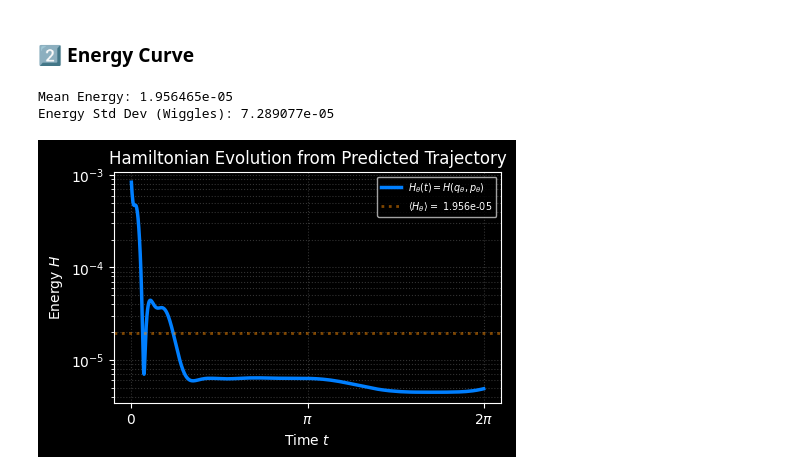
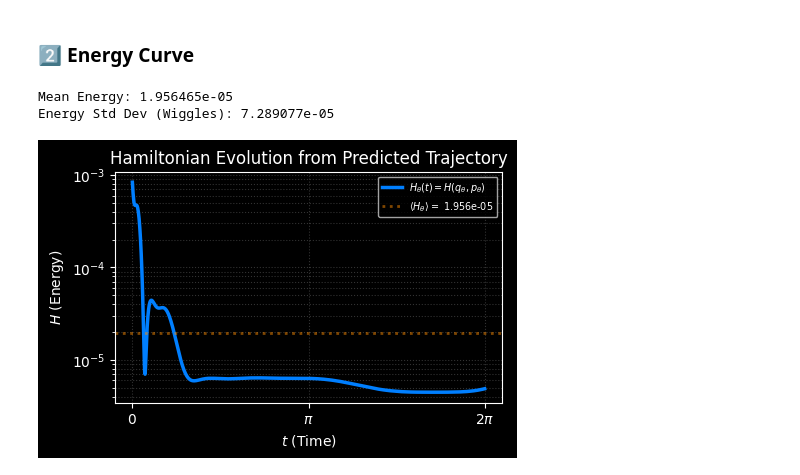
Before and after one commit to Scriber-Labs/lf-pinn-harmonic-oscillator, a Jupyter notebook: notebooks/demo.ipynb, the cells around one changed output. Drawn from its saved outputs; the diff is of its cells as text; code cells hidden in the pictures.

```diff
--- a/notebooks/demo.ipynb
+++ b/notebooks/demo.ipynb
@@ -194,37 +194,37 @@ dq_smooth = torch.autograd.grad(
 
 q_s_np = q_smooth.detach().cpu().numpy().flatten()
 p_s_np = dq_smooth.detach().cpu().numpy().flatten()
 t_s_np = t_smooth.detach().cpu().numpy().flatten()
 
 # 3. Calculate Hamiltonian H_theta(t)
 H_smooth = 0.5 * p_s_np**2 + 0.5 * omega**2 * q_s_np**2
 h_mean = np.mean(H_smooth)
 h_std = np.std(H_smooth)
 
 print(f"Mean Energy: {h_mean:.6e}")
 print(f"Energy Std Dev (Wiggles): {h_std:.6e}")
 
 # 4. Plot Hamiltonian
 plt.figure(figsize=(5, 3))
 plt.plot(t_s_np, H_smooth, color="#007FFF", lw=2.5, antialiased=True, label=r"$H_\theta(t)=H(q_\theta, p_\theta)$")
 
 # Add a dashed line for the mean to show stability
 plt.axhline(y=h_mean, color="#FF8C00", ls=":", lw=2, alpha=0.5, label=rf"$\langle H_\theta \rangle=$ {h_mean:.3e}")
 
 plt.grid(True, which="both", alpha=0.2, ls=':')
 plt.yscale("log")
 plt.legend(frameon=True, fontsize='x-small', loc='best')
-plt.xlabel(r"Time $t$")
-plt.ylabel(r"Energy $H$")
+plt.xlabel(r"$t$ (Time)")
+plt.ylabel(r"$H$ (Energy)")
 plt.xticks([0, np.pi, 2*np.pi], [r'$0$', r'$\pi$', r'$2\pi$'])
 plt.title("Hamiltonian Evolution from Predicted Trajectory")
 
-plt.savefig("../artifacts/energy.png", dpi=200)
+plt.savefig("../artifacts/demo_visuals/energy.png", dpi=200)
 plt.show()
 # %% [output]
 Mean Energy: 1.956465e-05
 Energy Std Dev (Wiggles): 7.289077e-05
-[figure, old version]
+[figure, new version]
 # %%
 Q, P = np.meshgrid(
     np.linspace(-0.06, 0.06, 20),
```
Also changed, not shown: parts of 4 cells of this notebook, 14 other files.
